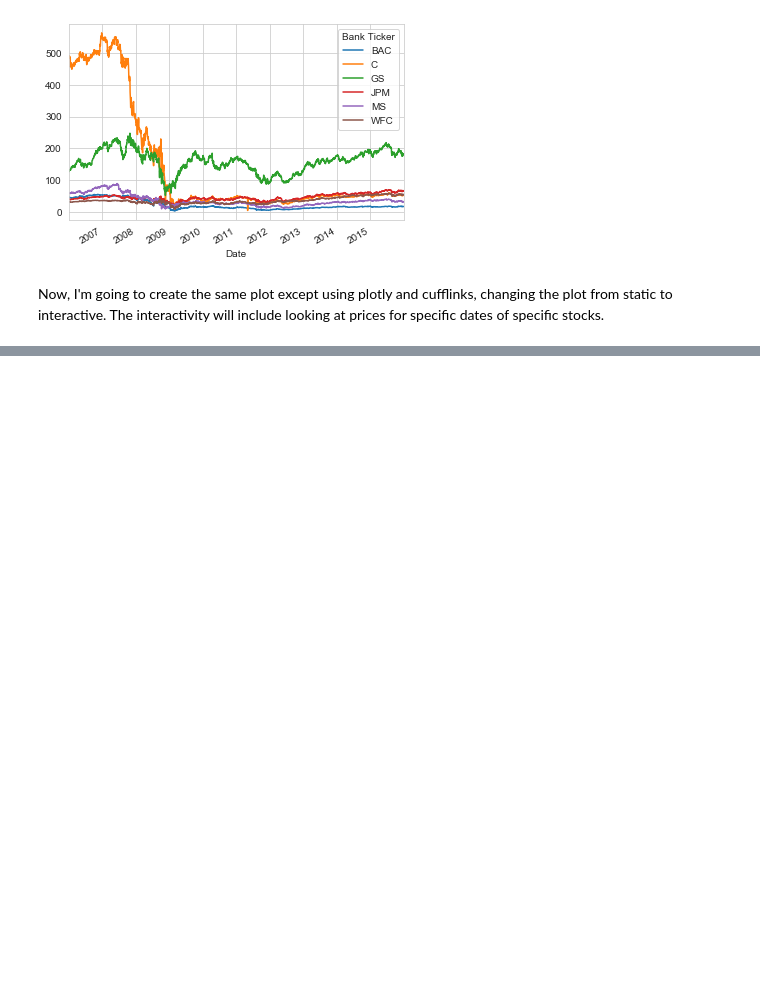
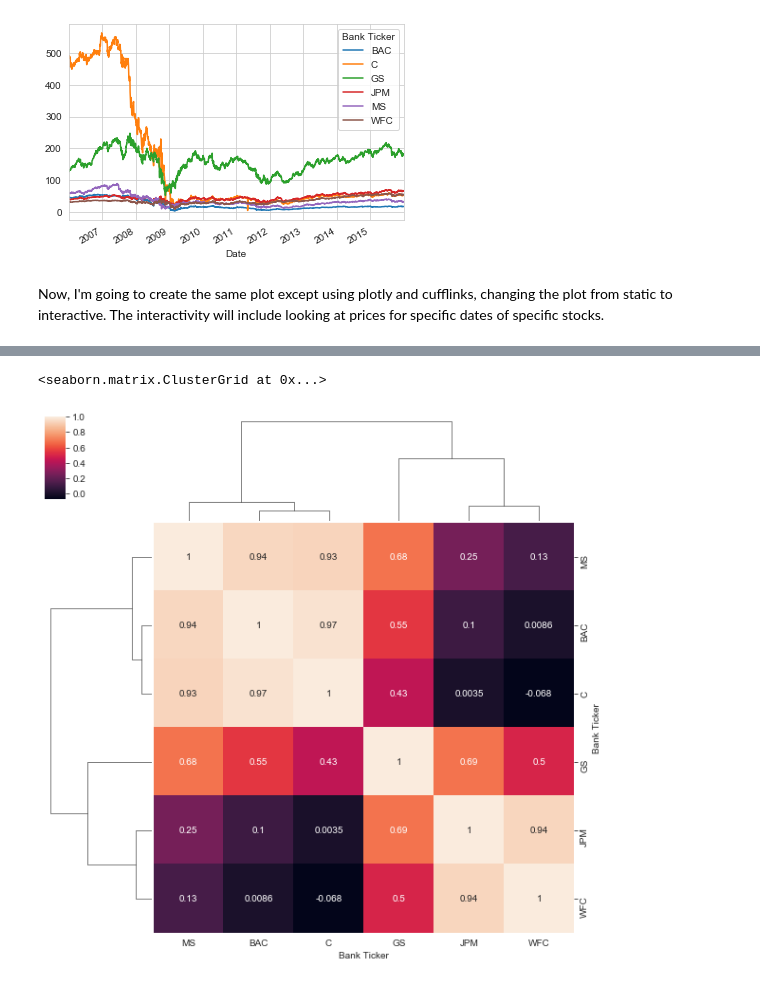
Before and after one commit to seandom13/Finance_EDA, a Jupyter notebook: Finance(EDA).ipynb, the cells around one changed output, grey strips where cells are left out. Saved outputs shown, nothing was run; the diff lists cells and outputs as text; code cells hidden in the pictures; blank space fills up the shorter version.

```diff
--- a/Finance(EDA).ipynb
+++ b/Finance(EDA).ipynb
@@ -209,0 +244,5 @@ all_banks_df.xs(key='Close',axis=1,level='Stock Info').iplot()
+# %%
+sns.clustermap(all_banks_df.xs(key='Close',axis=1,level='Stock Info').corr(),annot=True)
+# %% [output]
+<seaborn.matrix.ClusterGrid at 0x...>
+[figure, added]
```
Also changed, not shown: parts of 4 cells of this notebook.
